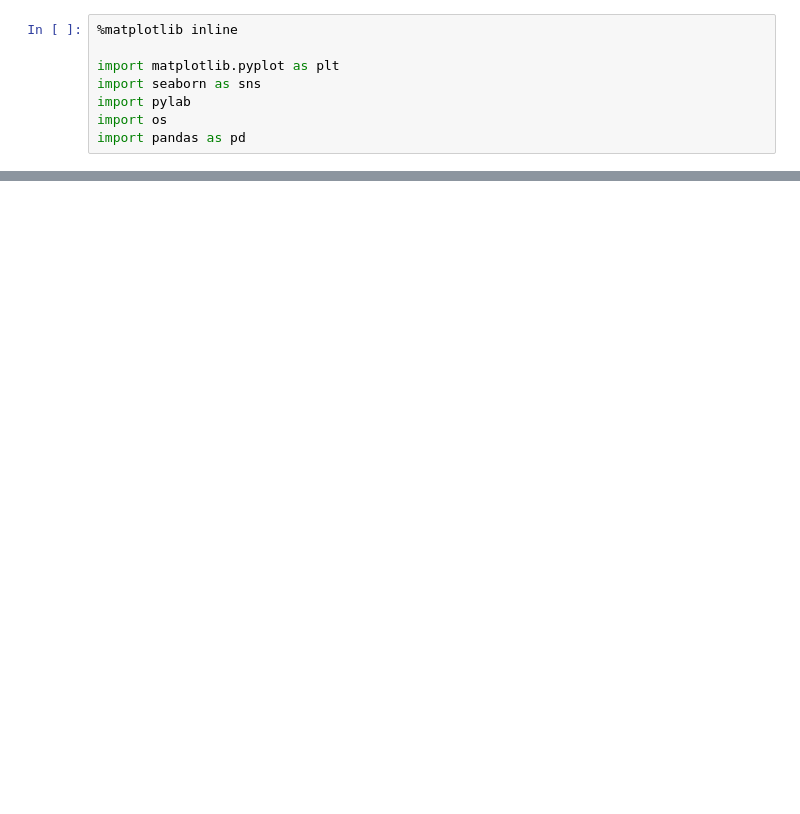
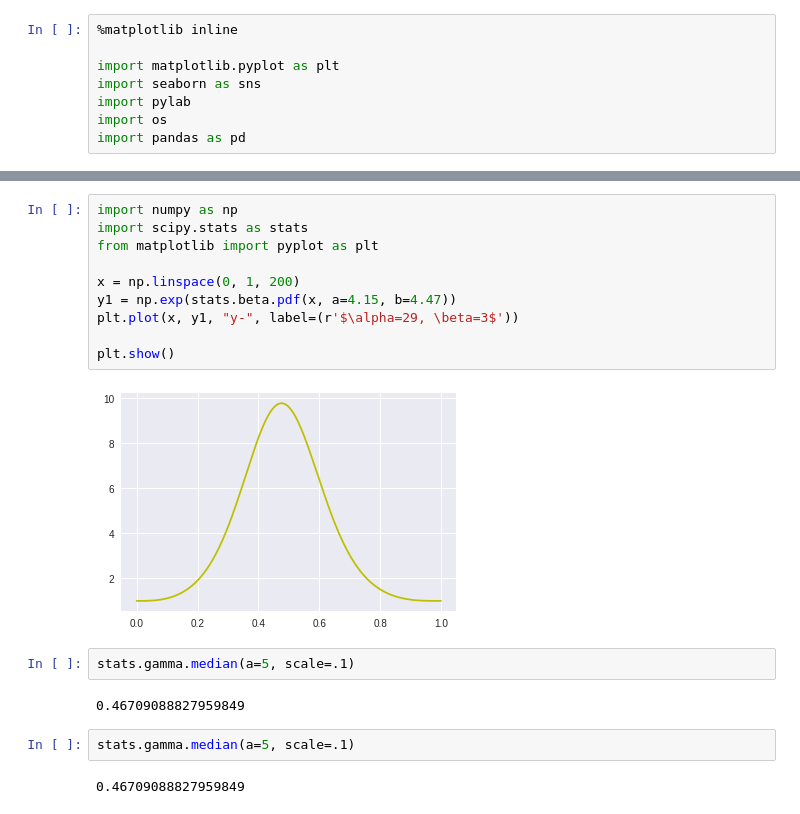
Before and after one commit to imminfo/mhc, a Jupyter notebook: results.ipynb, the cells around one changed output, grey strips where cells are left out. Drawn from its saved outputs; the diff is of its cells as text; blank space fills up the shorter version.

```diff
--- a/results.ipynb
+++ b/results.ipynb
@@ -32,0 +32,20 @@ plt.show()
+# %%
+import numpy as np
+import scipy.stats as stats
+from matplotlib import pyplot as plt
+
+x = np.linspace(0, 1, 200)
+y1 = np.exp(stats.beta.pdf(x, a=4.15, b=4.47))
+plt.plot(x, y1, "y-", label=(r'$\alpha=29, \beta=3$'))
+
+plt.show()
+# %% [output]
+[figure, added]
+# %%
+stats.gamma.median(a=5, scale=.1)
+# %% [output]
+0.46709088827959849
+# %%
+stats.gamma.median(a=5, scale=.1)
+# %% [output]
+0.46709088827959849
```
Also changed, not shown: parts of 3 cells of this notebook, 1 other file.
